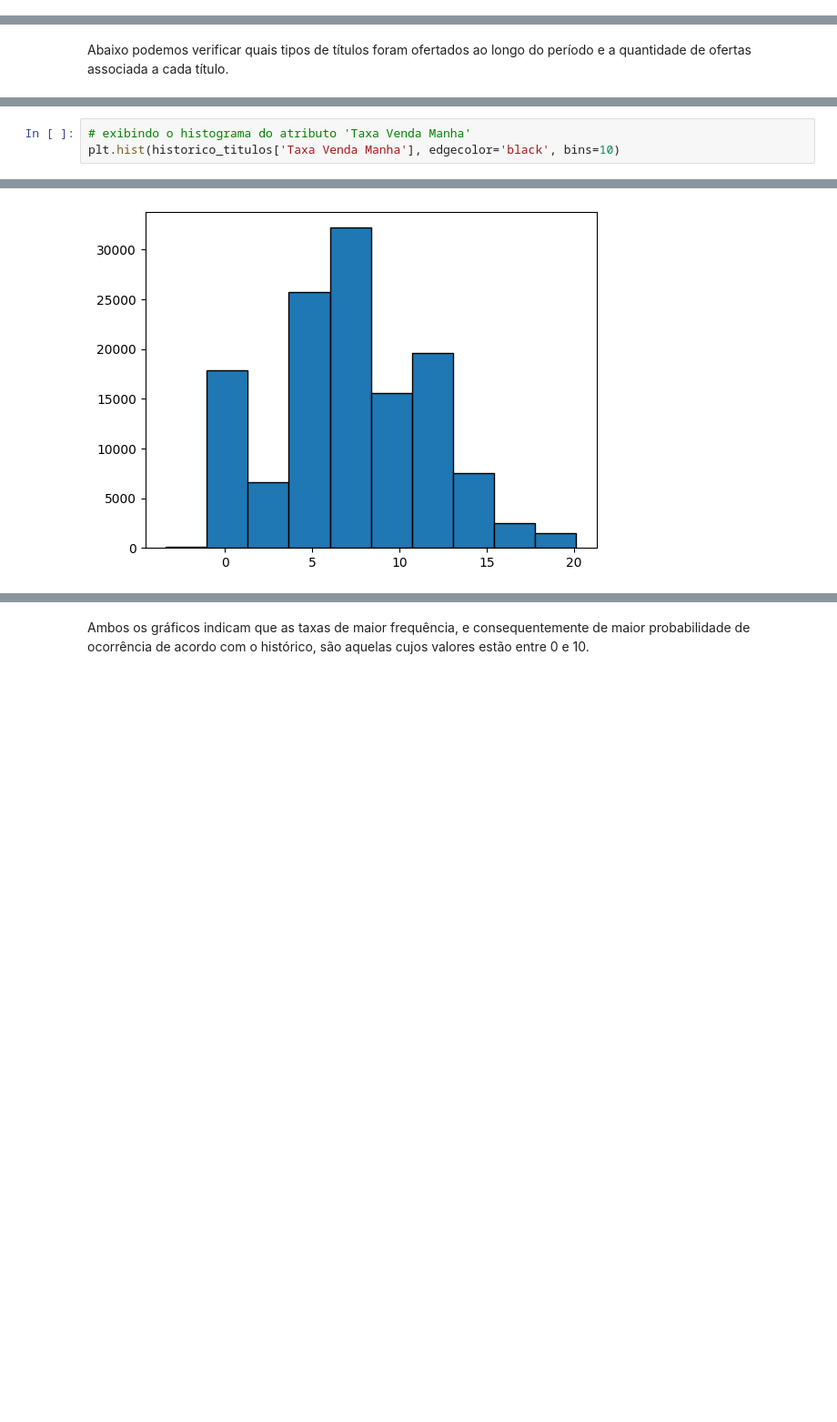
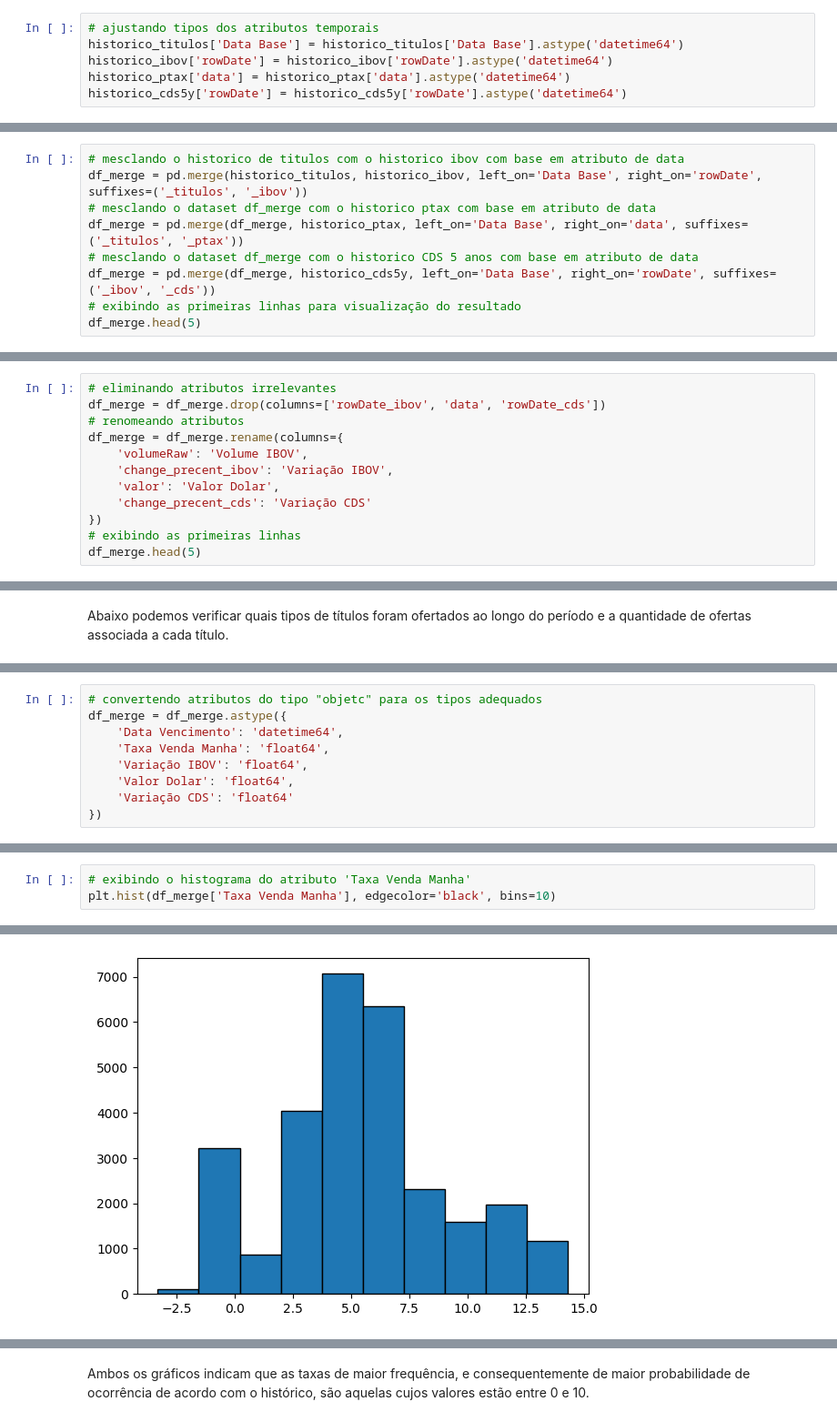
Before and after one commit to fppfurtado/mvp-pos-ciencia-de-dados, a Jupyter notebook: Projeto_MVP_Preditor_de_Preços_de_Títulos_Públicos_Federais.ipynb, the cells around one changed output, grey strips where cells are left out. Shown: that part at 91% size. Cells and saved outputs as stored; diff of their text form; blank space fills up the shorter version.

```diff
--- a/Projeto_MVP_Preditor_de_Preços_de_Títulos_Públicos_Federais.ipynb
+++ b/Projeto_MVP_Preditor_de_Preços_de_Títulos_Públicos_Federais.ipynb
@@ -66,0 +112,6 @@ Posteriormente, na seção de Pré-Processamento, será feita uma junção dos q
+# %%
+# ajustando tipos dos atributos temporais
+historico_titulos['Data Base'] = historico_titulos['Data Base'].astype('datetime64')
+historico_ibov['rowDate'] = historico_ibov['rowDate'].astype('datetime64')
+historico_ptax['data'] = historico_ptax['data'].astype('datetime64')
+historico_cds5y['rowDate'] = historico_cds5y['rowDate'].astype('datetime64')
@@ -66,0 +120,9 @@ Posteriormente, na seção de Pré-Processamento, será feita uma junção dos q
+# %%
+# mesclando o historico de titulos com o historico ibov com base em atributo de data
+df_merge = pd.merge(historico_titulos, historico_ibov, left_on='Data Base', right_on='rowDate', suffixes=('_titulos', '_ibov'))
+# mesclando o dataset df_merge com o historico ptax com base em atributo de data
+df_merge = pd.merge(df_merge, historico_ptax, left_on='Data Base', right_on='data', suffixes=('_titulos', '_ptax'))
+# mesclando o dataset df_merge com o historico CDS 5 anos com base em atributo de data
+df_merge = pd.merge(df_merge, historico_cds5y, left_on='Data Base', right_on='rowDate', suffixes=('_ibov', '_cds'))
+# exibindo as primeiras linhas para visualização do resultado
+df_merge.head(5)
@@ -66,0 +138,12 @@ Posteriormente, na seção de Pré-Processamento, será feita uma junção dos q
+# %%
+# eliminando atributos irrelevantes
+df_merge = df_merge.drop(columns=['rowDate_ibov', 'data', 'rowDate_cds'])
+# renomeando atributos
+df_merge = df_merge.rename(columns={
+    'volumeRaw': 'Volume IBOV',
+    'change_precent_ibov': 'Variação IBOV',
+    'valor': 'Valor Dolar',
+    'change_precent_cds': 'Variação CDS'
+})
+# exibindo as primeiras linhas
+df_merge.head(5)
@@ -195,0 +269,9 @@ Abaixo a análise das principais estatísticas descritivas do atributo 'Taxa Ven
+# %%
+# convertendo atributos do tipo "objetc" para os tipos adequados
+df_merge = df_merge.astype({
+    'Data Vencimento': 'datetime64',
+    'Taxa Venda Manha': 'float64',
+    'Variação IBOV': 'float64',
+    'Valor Dolar': 'float64',
+    'Variação CDS': 'float64'
+})
@@ -211,4 +325,4 @@ Excluindo o título do tipo "IGPM", que era ofertado até 2006, nota-se que o t
 # %%
 # exibindo o histograma do atributo 'Taxa Venda Manha'
-plt.hist(historico_titulos['Taxa Venda Manha'], edgecolor='black', bins=10)
+plt.hist(df_merge['Taxa Venda Manha'], edgecolor='black', bins=10)
 # %% [output]
@@ -219,4 +333,4 @@ plt.hist(historico_titulos['Taxa Venda Manha'], edgecolor='black', bins=10)
  <BarContainer object of 10 artists>)
-[figure, old version]
+[figure, new version]
 # %%
 # exibindo a função densidade de probabilidade do atributo 'Taxa Venda Manha'
```
Also changed, not shown: parts of 67 cells of this notebook.
